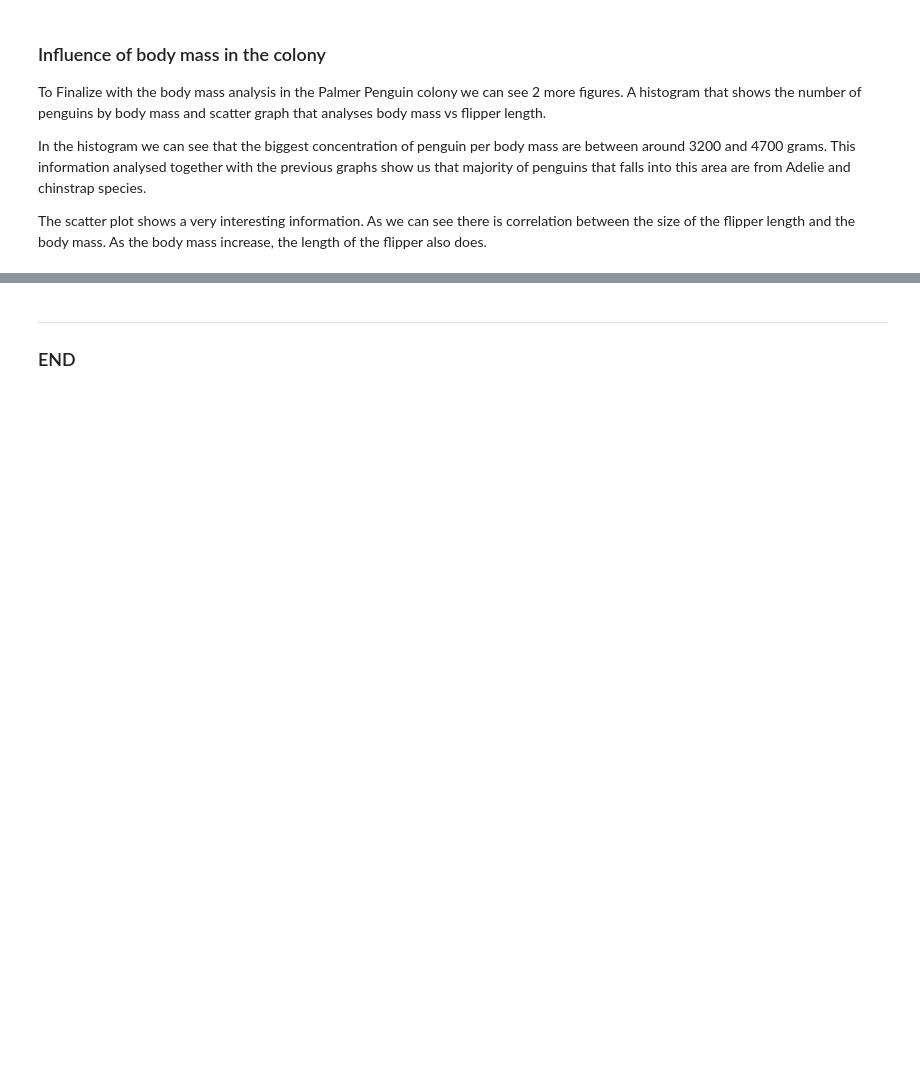
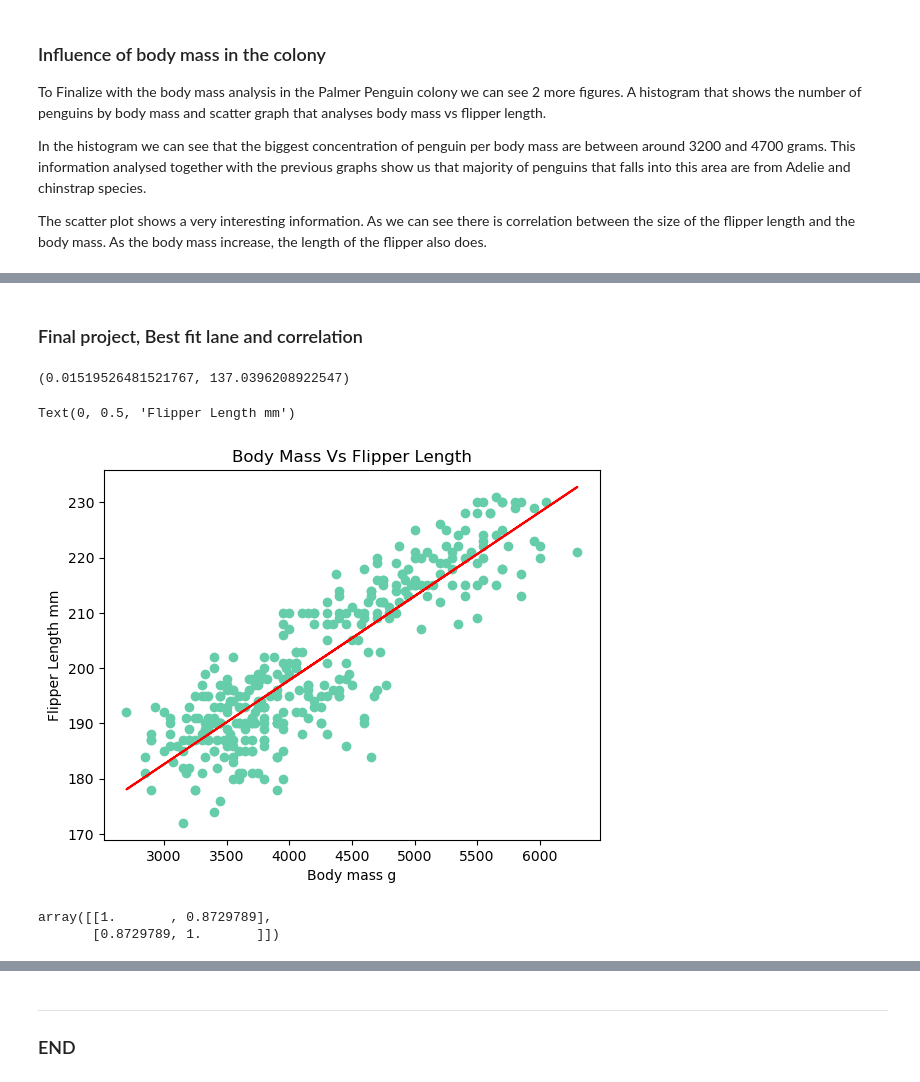
Before and after one commit to RobAstur/Principles-of-data-analytics-, a Jupyter notebook: penguins.ipynb, the cells around one changed output, grey strips where cells are left out. Drawn from its saved outputs; the diff is of its cells as text; code cells hidden in the pictures; blank space fills up the shorter version.

```diff
--- a/penguins.ipynb
+++ b/penguins.ipynb
@@ -189,2 +196,37 @@ Text(0.5, 1.0, 'Body mass Vs flipper length')
+# %% [markdown]
+### Final project, Best fit lane and correlation
+# %%
+
+m, c = np.polyfit(body_mass,flipper_length,1)
+m,c
+# %% [output]
+(0.01519526481521767, 137.0396208922547)
+# %%
+#Create a new figure and set of axes
+fig, ax = plt.subplots()
+
+#Siple plot
+ax.plot(body_mass,flipper_length,"o", color = "mediumaquamarine")
+
+#Siple plot
+ax.plot(body_mass, m * body_mass + c,"r-")
+
+
+ax.set_title("Body Mass Vs Flipper Length")
+
+ax.set_xlabel("Body mass g")
+
+ax.set_ylabel("Flipper Length mm")
+# %% [output]
+Text(0, 0.5, 'Flipper Length mm')
+[figure, added]
+# %%
+# Measure the correlation, strong correlation
+np.corrcoef(body_mass,flipper_length)
+
+# Reference 9
+# %% [output]
+array([[1.       , 0.8729789],
+       [0.8729789, 1.       ]])
 # %% [markdown]
 ## References
```
Also changed, not shown: parts of 9 cells of this notebook, 10 other files.
